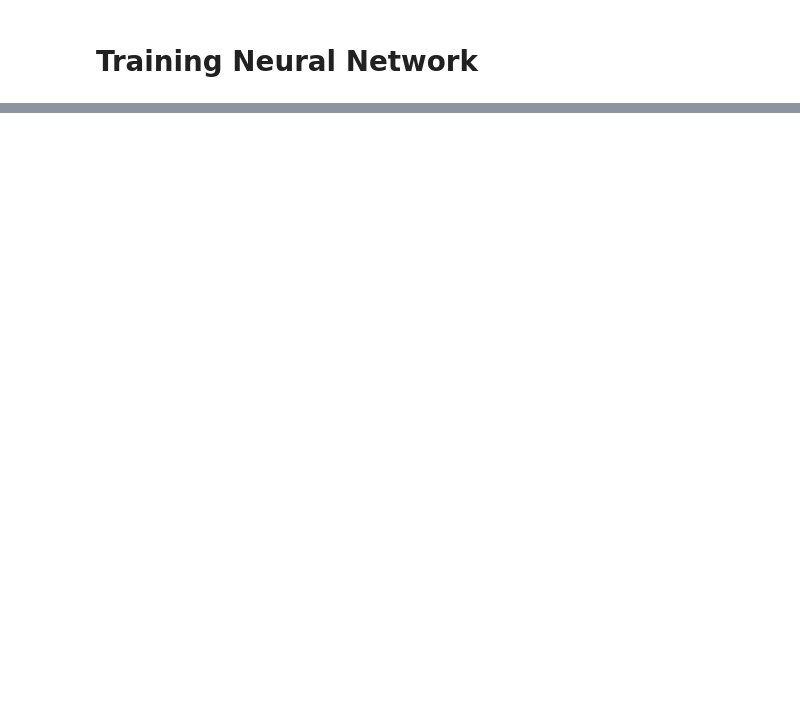
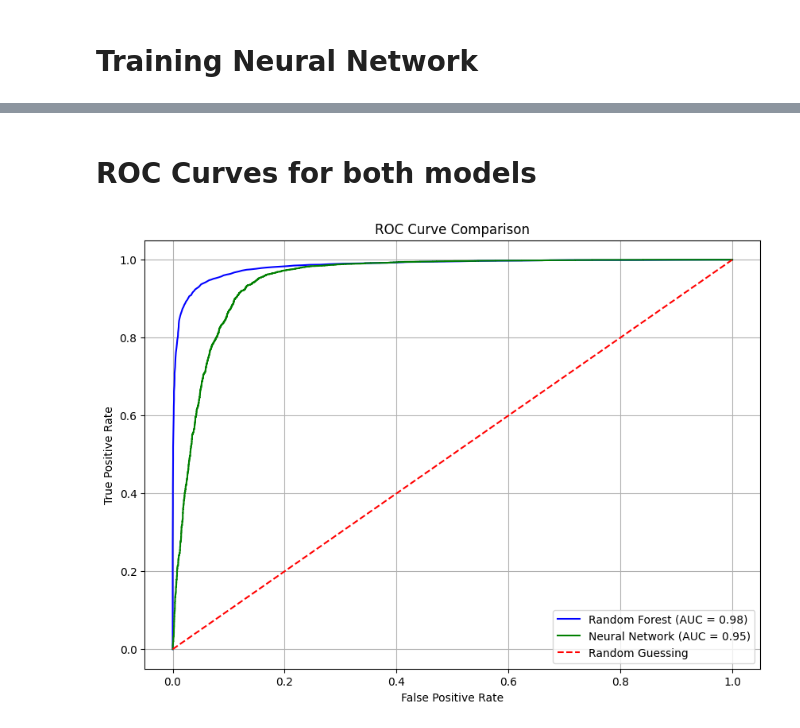
Before and after one commit to UmarJamal05/ML_Coursework, a Jupyter notebook: Ahamed_Jamal_Umar_2330976_20221078.ipynb, the cells around one changed output, grey strips where cells are left out. Saved outputs shown, nothing was run; the diff lists cells and outputs as text; code cells hidden in the pictures; blank space fills up the shorter version.

Commit message:
Comparison for both models and ROC Curves

```diff
--- a/Ahamed_Jamal_Umar_2330976_20221078.ipynb
+++ b/Ahamed_Jamal_Umar_2330976_20221078.ipynb
@@ -317,0 +361,29 @@ weighted avg       0.87      0.87      0.87     11069
+# %% [markdown]
+# ROC Curves for both models
+# %%
+import matplotlib.pyplot as plt
+from sklearn.metrics import roc_curve, auc
+
+# Calculate ROC curve and AUC for Random Forest
+rf_probs = rf_model.predict_proba(X_test)[:, 1]  # Get probabilities for positive class
+rf_fpr, rf_tpr, _ = roc_curve(y_test, rf_probs)
+rf_auc = auc(rf_fpr, rf_tpr)
+
+# Calculate ROC curve and AUC for Neural Network
+nn_probs = nn_model.predict_proba(X_test)[:, 1]  # Get probabilities for positive class
+nn_fpr, nn_tpr, _ = roc_curve(y_test, nn_probs)
+nn_auc = auc(nn_fpr, nn_tpr)
+
+# Plotting ROC curves
+plt.figure(figsize=(10, 7))
+plt.plot(rf_fpr, rf_tpr, label=f"Random Forest (AUC = {rf_auc:.2f})", color='blue')
+plt.plot(nn_fpr, nn_tpr, label=f"Neural Network (AUC = {nn_auc:.2f})", color='green')
+plt.plot([0, 1], [0, 1], 'r--', label="Random Guessing")  # Diagonal for random guessing
+plt.title("ROC Curve Comparison")
+plt.xlabel("False Positive Rate")
+plt.ylabel("True Positive Rate")
+plt.legend(loc="lower right")
+plt.grid()
+plt.show()
+# %% [output]
+[figure, added]
```
Also changed, not shown: parts of 6 cells of this notebook.
